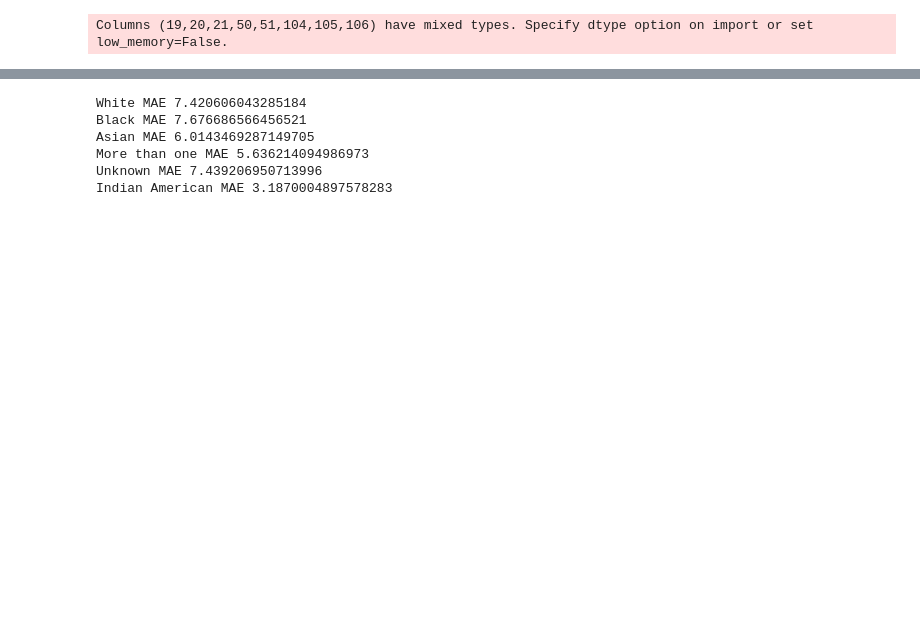
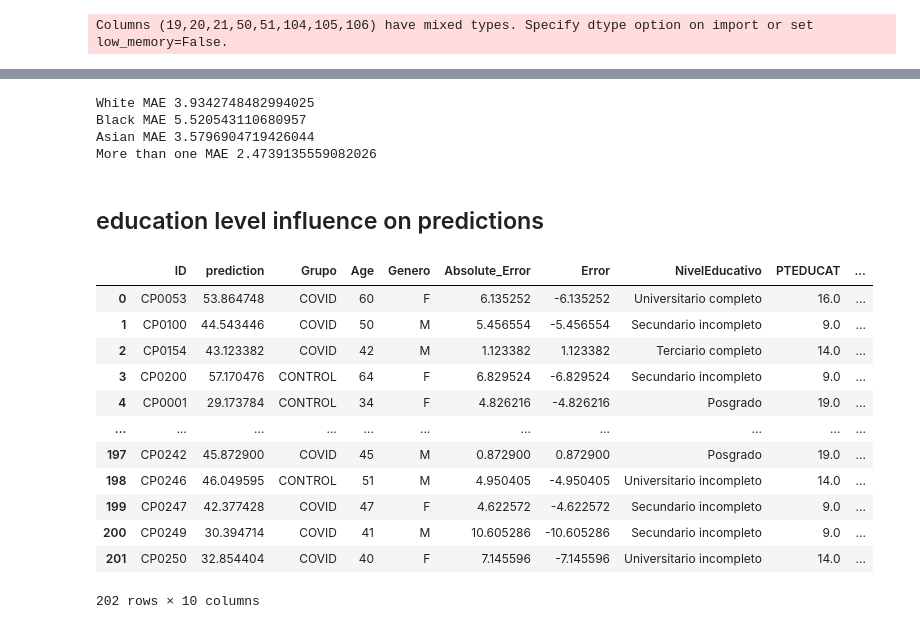
Before and after one commit to mabelzunce/brainage-models-benchmark, a Jupyter notebook: results/Ethnicity_analysis.ipynb, the cells around one changed output, grey strips where cells are left out. Cells and saved outputs as stored; diff of their text form; code cells hidden in the pictures; blank space fills up the shorter version.

Commit message:
updated IQMS and ethnicity + educ ancovas

```diff
--- a/results/Ethnicity_analysis.ipynb
+++ b/results/Ethnicity_analysis.ipynb
@@ -11,6 +11,11 @@ BAN_ADNI=pd.read_csv('../results/BrainAgeNeXt/BAN_ADNI.csv')
 DBN_ADNI=pd.read_csv('../results/DeepBrainNet/DBN_ADNI_BET.csv')
 pyment_ADNI=pd.read_csv('../results/pyment/pyment_ADNI.csv')
 ENIGMA_ADNI=pd.read_csv('../results/ENIGMA/ENIGMA_ADNI.csv')
+
+BAN_UNSAM=pd.read_csv('../results/BrainAgeNeXt/BAN_UNSAM.csv')
+DBN_UNSAM=pd.read_csv('../results/DeepBrainNet/DBN_UNSAM.csv')
+pyment_UNSAM=pd.read_csv('../results/pyment/pyment_UNSAM.csv')
+ENIGMA_UNSAM=pd.read_csv('../results/ENIGMA/ENIGMA_UNSAM.csv')
 # %% [output]
 Columns (19,20,21,50,51,104,105,106) have mixed types. Specify dtype option on import or set low_memory=False.
 # %%
@@ -200,15 +286,13 @@ Critical values: [0.575 0.654 0.785 0.916 1.089]
 # %%
 #mean absolute error by PTRACCAT
-print(f'White MAE',ADNI_concat[ADNI_concat['PTRACCAT']=='White']['Absolute_Error'].mean())
-print(f'Black MAE',ADNI_concat[ADNI_concat['PTRACCAT']=='Black']['Absolute_Error'].mean())
-print(f'Asian MAE',ADNI_concat[ADNI_concat['PTRACCAT']=='Asian']['Absolute_Error'].mean())
-print(f'More than one MAE',ADNI_concat[ADNI_concat['PTRACCAT']=='More than one']['Absolute_Error'].mean())
-print(f'Unknown MAE',ADNI_concat[ADNI_concat['PTRACCAT']=='Unknown']['Absolute_Error'].mean())
-print(f'Indian American MAE',ADNI_concat[ADNI_concat['PTRACCAT']=='Am Indian/Alaskan']['Absolute_Error'].mean())
+print(f'White MAE',BAN_ADNI[BAN_ADNI['PTRACCAT']=='White']['Absolute_Error'].mean())
+print(f'Black MAE',BAN_ADNI[BAN_ADNI['PTRACCAT']=='Black']['Absolute_Error'].mean())
+print(f'Asian MAE',BAN_ADNI[BAN_ADNI['PTRACCAT']=='Asian']['Absolute_Error'].mean())
+print(f'More than one MAE',BAN_ADNI[BAN_ADNI['PTRACCAT']=='More than one']['Absolute_Error'].mean())
 # %% [output]
-White MAE 7.420606043285184
-Black MAE 7.676686566456521
-Asian MAE 6.0143469287149705
-More than one MAE 5.636214094986973
-Unknown MAE 7.439206950713996
-Indian American MAE 3.1870004897578283
+White MAE 3.9342748482994025
+Black MAE 5.520543110680957
+Asian MAE 3.5796904719426044
+More than one MAE 2.4739135559082026
+# %% [markdown]
+## education level influence on predictions
@@ -214,0 +304,32 @@ Indian American MAE 3.1870004897578283
+# %%
+unsam_data['NivelEducativo'].dropna(inplace=True)
+BAN_UNSAM.rename(columns={'Predicted_Brain_Age':'prediction', 'Edad':'Age'},inplace=True)
+BAN_UNSAM=pd.merge(BAN_UNSAM,unsam_data, on='ID', how='inner')
+
+DBN_UNSAM.rename(columns={'Pred_Age':'prediction', 'Edad':'Age'},inplace=True)
+DBN_UNSAM=pd.merge(DBN_UNSAM,unsam_data, on='ID', how='inner')
+
+pyment_UNSAM.rename(columns={'Edad':'Age'},inplace=True)
+pyment_UNSAM=pd.merge(pyment_UNSAM,unsam_data, on='ID', how='inner')
+
+ENIGMA_UNSAM.rename(columns={'Edad':'Age','Absolute Error': 'Absolute_Error'},inplace=True)
+ENIGMA_UNSAM=pd.merge(ENIGMA_UNSAM,unsam_data, on='ID', how='inner')
+# %%
+educ_map = {
+    "Sin instrucción": 0,
+    "Primario incompleto": 4,
+    "Primario completo": 6,
+    "Secundario incompleto": 9,
+    "Secundario completo": 12,
+    "Terciario incompleto": 13,
+    "Terciario completo": 14,
+    "Universitario incompleto": 14,
+    "Universitario completo": 16,
+    "Posgrado": 19
+}
+
+# Crear nueva columna
+BAN_UNSAM["PTEDUCAT"] = BAN_UNSAM["NivelEducativo"].map(educ_map)
+DBN_UNSAM["PTEDUCAT"] = DBN_UNSAM["NivelEducativo"].map(educ_map)
+pyment_UNSAM["PTEDUCAT"] = pyment_UNSAM["NivelEducativo"].map(educ_map)
+ENIGMA_UNSAM["PTEDUCAT"] = ENIGMA_UNSAM["NivelEducativo"].map(educ_map)
@@ -214,0 +360,5 @@ Indian American MAE 3.1870004897578283
+# %%
+BAN_UNSAM['Corrected_age']=BAN_UNSAM['Age']-np.mean(BAN_UNSAM['Age'])
+DBN_UNSAM['Corrected_age']=DBN_UNSAM['Age']-np.mean(DBN_UNSAM['Age'])
+pyment_UNSAM['Corrected_age']=pyment_UNSAM['Age']-np.mean(pyment_UNSAM['Age'])
+ENIGMA_UNSAM['Corrected_age']=ENIGMA_UNSAM['Age']-np.mean(ENIGMA_UNSAM['Age'])
@@ -214,0 +367,16 @@ Indian American MAE 3.1870004897578283
+# %%
+BAN_UNSAM
+# %% [output]
+|  | ID | prediction | Grupo | Age | Genero | Absolute_Error | Error | NivelEducativo | PTEDUCAT | ... |
+| 0 | CP0053 | 53.864748 | COVID | 60 | F | 6.135252 | -6.135252 | Universitario completo | 16.0 | ... |
+| 1 | CP0100 | 44.543446 | COVID | 50 | M | 5.456554 | -5.456554 | Secundario incompleto | 9.0 | ... |
+| 2 | CP0154 | 43.123382 | COVID | 42 | M | 1.123382 | 1.123382 | Terciario completo | 14.0 | ... |
+| 3 | CP0200 | 57.170476 | CONTROL | 64 | F | 6.829524 | -6.829524 | Secundario incompleto | 9.0 | ... |
+| 4 | CP0001 | 29.173784 | CONTROL | 34 | F | 4.826216 | -4.826216 | Posgrado | 19.0 | ... |
+| ... | ... | ... | ... | ... | ... | ... | ... | ... | ... | ... |
+| 197 | CP0242 | 45.872900 | COVID | 45 | M | 0.872900 | 0.872900 | Posgrado | 19.0 | ... |
+| 198 | CP0246 | 46.049595 | CONTROL | 51 | M | 4.950405 | -4.950405 | Universitario incompleto | 14.0 | ... |
+| 199 | CP0247 | 42.377428 | COVID | 47 | F | 4.622572 | -4.622572 | Secundario incompleto | 9.0 | ... |
+| 200 | CP0249 | 30.394714 | COVID | 41 | M | 10.605286 | -10.605286 | Secundario incompleto | 9.0 | ... |
+| 201 | CP0250 | 32.854404 | COVID | 40 | F | 7.145596 | -7.145596 | Universitario incompleto | 14.0 | ... |
+202 rows × 10 columns
```
Also changed, not shown: parts of 16 cells of this notebook, 4 other files.
